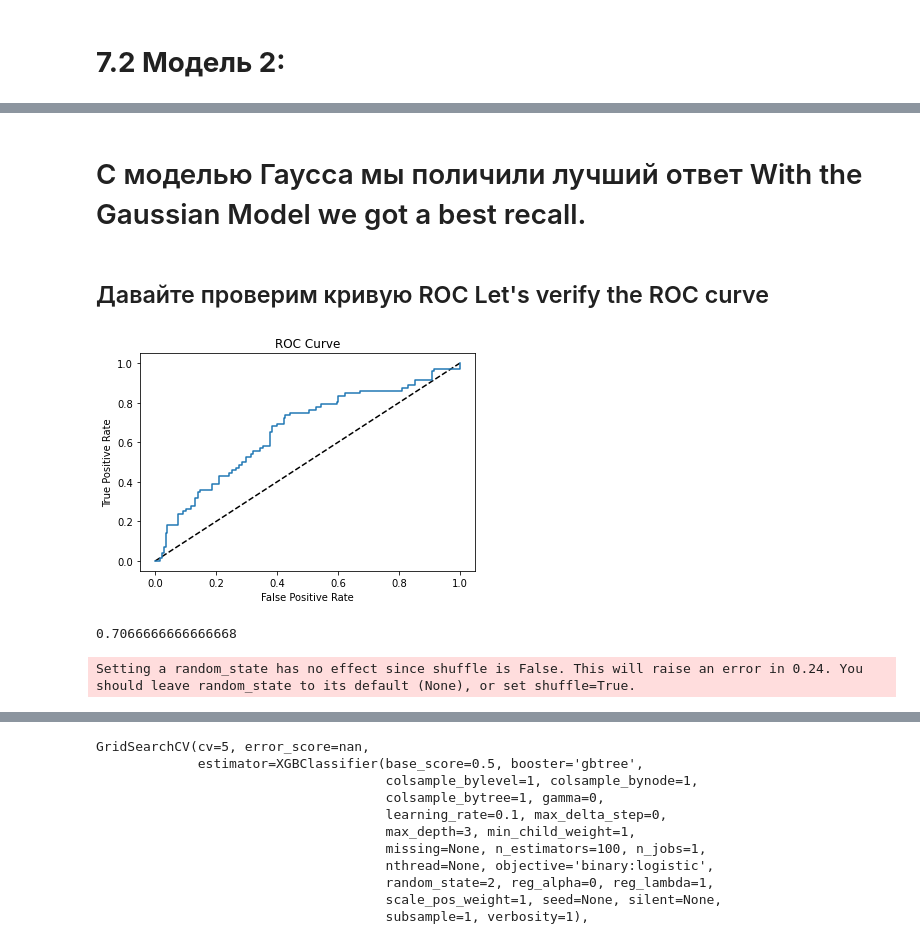
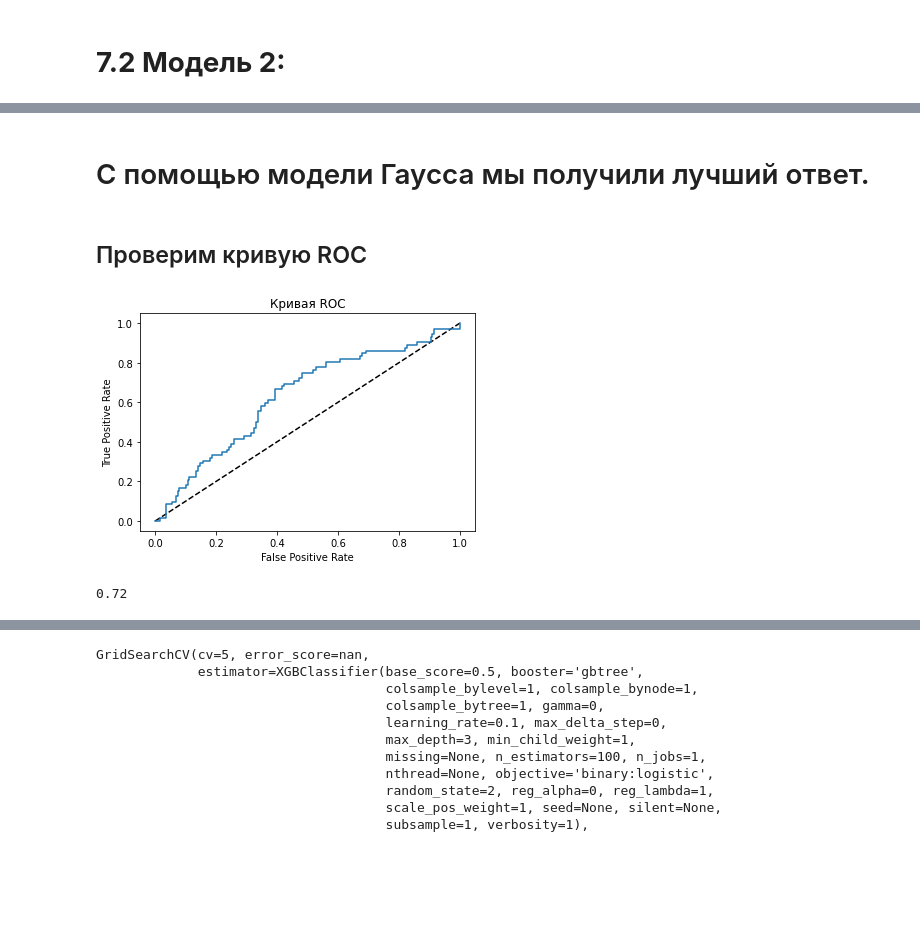
Before and after one commit to AygulKhabibullina/studying, a Jupyter notebook: Кредитный_скоринг.ipynb, the cells around one changed output, grey strips where cells are left out. Drawn from its saved outputs; the diff is of its cells as text; code cells hidden in the pictures; blank space fills up the shorter version.

```diff
--- a/Кредитный_скоринг.ipynb
+++ b/Кредитный_скоринг.ipynb
@@ -1036,19 +1101,13 @@ def one_hot_encoder(df, nan_as_category = False):
 # %%
-df_credit['Saving accounts'] = df_credit['Saving accounts'].fillna('no_inf')
-df_credit['Checking account'] = df_credit['Checking account'].fillna('no_inf')
+df_credit['Сберегательные счета'] = df_credit['Сберегательные счета'].fillna('no_inf')
+df_credit['Обычные счета'] = df_credit['Обычные счета'].fillna('no_inf')
 
-#Purpose to Dummies Variable
-df_credit = df_credit.merge(pd.get_dummies(df_credit.Purpose, drop_first=True, prefix='Purpose'), left_index=True, right_index=True)
-#Sex feature in dummies
-df_credit = df_credit.merge(pd.get_dummies(df_credit.Sex, drop_first=True, prefix='Sex'), left_index=True, right_index=True)
-# Housing get dummies
-df_credit = df_credit.merge(pd.get_dummies(df_credit.Housing, drop_first=True, prefix='Housing'), left_index=True, right_index=True)
-# Housing get Saving Accounts
-df_credit = df_credit.merge(pd.get_dummies(df_credit["Saving accounts"], drop_first=True, prefix='Savings'), left_index=True, right_index=True)
-# Housing get Risk
-df_credit = df_credit.merge(pd.get_dummies(df_credit.Risk, prefix='Risk'), left_index=True, right_index=True)
-# Housing get Checking Account
-df_credit = df_credit.merge(pd.get_dummies(df_credit["Checking account"], drop_first=True, prefix='Check'), left_index=True, right_index=True)
-# Housing get Age categorical
-df_credit = df_credit.merge(pd.get_dummies(df_credit["Age_cat"], drop_first=True, prefix='Age_cat'), left_index=True, right_index=True)
+#Перезаписывание переменных
+df_credit = df_credit.merge(pd.get_dummies(df_credit.Цель, drop_first=True, prefix='Цель'), left_index=True, right_index=True)
+df_credit = df_credit.merge(pd.get_dummies(df_credit.Пол, drop_first=True, prefix='Пол'), left_index=True, right_index=True)
+df_credit = df_credit.merge(pd.get_dummies(df_credit['Жилищные условия'], drop_first=True, prefix='Жилищные'), left_index=True, right_index=True)
+df_credit = df_credit.merge(pd.get_dummies(df_credit["Сберегательные счета"], drop_first=True, prefix='Сберегательные'), left_index=True, right_index=True)
+df_credit = df_credit.merge(pd.get_dummies(df_credit.Риск, prefix='Риск'), left_index=True, right_index=True)
+df_credit = df_credit.merge(pd.get_dummies(df_credit["Обычные счета"], drop_first=True, prefix='Обычные'), left_index=True, right_index=True)
+df_credit = df_credit.merge(pd.get_dummies(df_credit["Возрастная_категория"], drop_first=True, prefix='Возрастная_категория'), left_index=True, right_index=True)
 # %% [markdown]
@@ -1111,12 +1171,12 @@ from sklearn.naive_bayes import GaussianNB
 from sklearn.svm import SVC
 from xgboost import XGBClassifier
 # %%
-df_credit['Credit amount'] = np.log(df_credit['Credit amount'])
+df_credit['Сумма кредита'] = np.log(df_credit['Сумма кредита'])
 # %%
-#Creating the X and y variables
-X = df_credit.drop('Risk_bad', 1).values
-y = df_credit["Risk_bad"].values
+#Создание переменных X и Y
+X = df_credit.drop('Риск_плохой', 1).values
+y = df_credit["Риск_плохой"].values
 
-# Spliting X and y into train and test version
+# Разделение X и y на две версии: для обучения и тестирования
 X_train, X_test, y_train, y_test = train_test_split(X, y, test_size = 0.25, random_state=42)
 # %%
@@ -1356,23 +1402,23 @@ weighted avg       0.68      0.65      0.66       250
 # %% [markdown]
-# C моделью Гаусса мы поличили лучший ответ With the Gaussian Model we got a best recall.
+# C помощью модели Гаусса мы получили лучший ответ.
-# %% [markdown]
-## Давайте проверим кривую ROC Let's verify the ROC curve
+# %% [markdown]
+## Проверим кривую ROC
 # %%
-#Predicting proba
+#Предсказание
 y_pred_prob = model.predict_proba(X_test)[:,1]
 
-# Generate ROC curve values: fpr, tpr, thresholds
+# Создание значений кривой ROC: fpr, tpr, thresholds
 fpr, tpr, thresholds = roc_curve(y_test, y_pred_prob)
 
-# Plot ROC curve
+# График кривой ROC
 plt.plot([0, 1], [0, 1], 'k--')
 plt.plot(fpr, tpr)
 plt.xlabel('False Positive Rate')
 plt.ylabel('True Positive Rate')
-plt.title('ROC Curve')
+plt.title('Кривая ROC')
 plt.show()
 # %% [output]
-[figure, old version]
+[figure, new version]
 # %%
 from sklearn.model_selection import KFold
 from sklearn.model_selection import cross_val_score
@@ -1386,19 +1432,18 @@ features = []
 features.append(('pca', PCA(n_components=2)))
 features.append(('select_best', SelectKBest(k=6)))
 feature_union = FeatureUnion(features)
-# create pipeline
+# Создание пайплайна
 estimators = []
 estimators.append(('feature_union', feature_union))
 estimators.append(('logistic', GaussianNB()))
 model = Pipeline(estimators)
-# evaluate pipeline
+# Оценка пайплайна
 seed = 7
-kfold = KFold(n_splits=10, random_state=seed)
+kfold = KFold(n_splits=10, random_state=seed, shuffle = True)
 results = cross_val_score(model, X_train, y_train, cv=kfold)
 print(results.mean())
 # %% [output]
-0.7066666666666668
+0.72
-Setting a random_state has no effect since shuffle is False. This will raise an error in 0.24. You should leave random_state to its default (None), or set shuffle=True.
 # %%
 model.fit(X_train, y_train)
 y_pred = model.predict(X_test)
```
Also changed, not shown: parts of 149 cells of this notebook.
